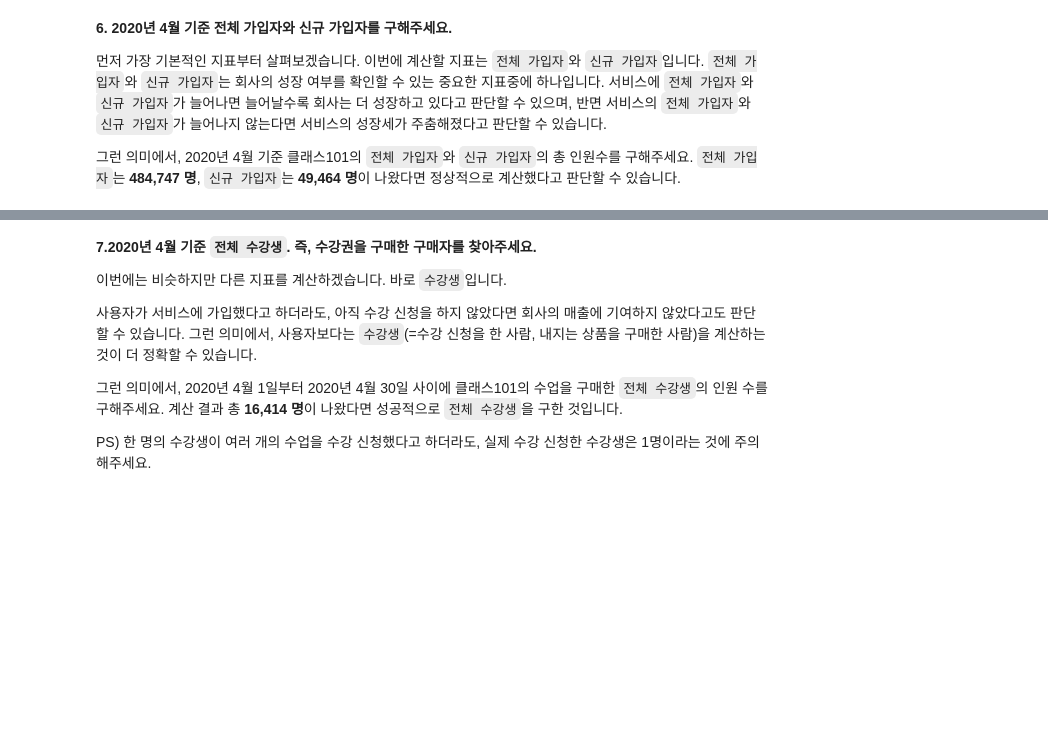
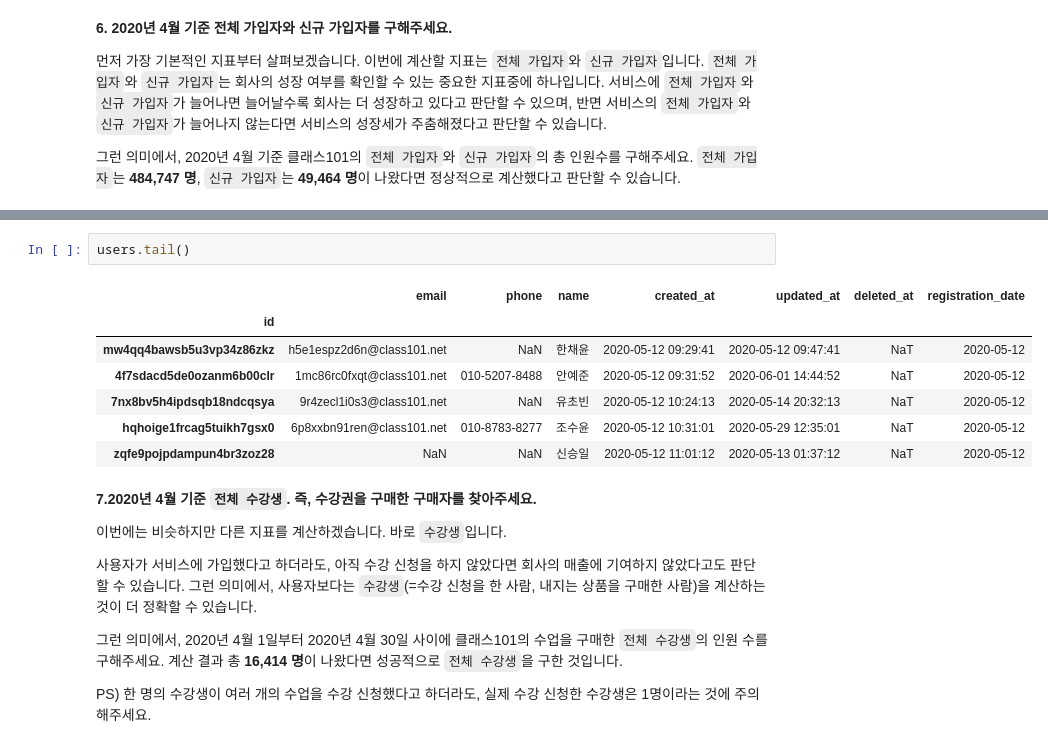
Before and after one commit to neoplane/Class101_DS_kmong, a Jupyter notebook: 0102_class101(assignment).ipynb, the cells around one changed output, grey strips where cells are left out. Saved outputs shown, nothing was run; the diff lists cells and outputs as text; blank space fills up the shorter version.

````diff
--- a/0102_class101(assignment).ipynb
+++ b/0102_class101(assignment).ipynb
@@ -447,3 +521,13 @@ PS) 판다스(Pandas)의 [astype](https://pandas.pydata.org/pandas-docs/stable/r
+# %%
+users.tail()
+# %% [output]
+|  | email | phone | name | created_at | updated_at | deleted_at | registration_date |
+| id |  |  |  |  |  |  |  |
+| mw4qq4bawsb5u3vp34z86zkz | h5e1espz2d6n@class101.net | NaN | 한채윤 | 2020-05-12 09:29:41 | 2020-05-12 09:47:41 | NaT | 2020-05-12 |
+| 4f7sdacd5de0ozanm6b00clr | 1mc86rc0fxqt@class101.net | 010-5207-8488 | 안예준 | 2020-05-12 09:31:52 | 2020-06-01 14:44:52 | NaT | 2020-05-12 |
+| 7nx8bv5h4ipdsqb18ndcqsya | 9r4zecl1i0s3@class101.net | NaN | 유초빈 | 2020-05-12 10:24:13 | 2020-05-14 20:32:13 | NaT | 2020-05-12 |
+| hqhoige1frcag5tuikh7gsx0 | 6p8xxbn91ren@class101.net | 010-8783-8277 | 조수윤 | 2020-05-12 10:31:01 | 2020-05-29 12:35:01 | NaT | 2020-05-12 |
+| zqfe9pojpdampun4br3zoz28 | NaN | NaN | 신승일 | 2020-05-12 11:01:12 | 2020-05-13 01:37:12 | NaT | 2020-05-12 |
 # %% [markdown]
 **7.2020년 4월 기준 ```전체 수강생```. 즉, 수강권을 구매한 구매자를 찾아주세요.**
 
````
Also changed, not shown: parts of 9 cells of this notebook.
